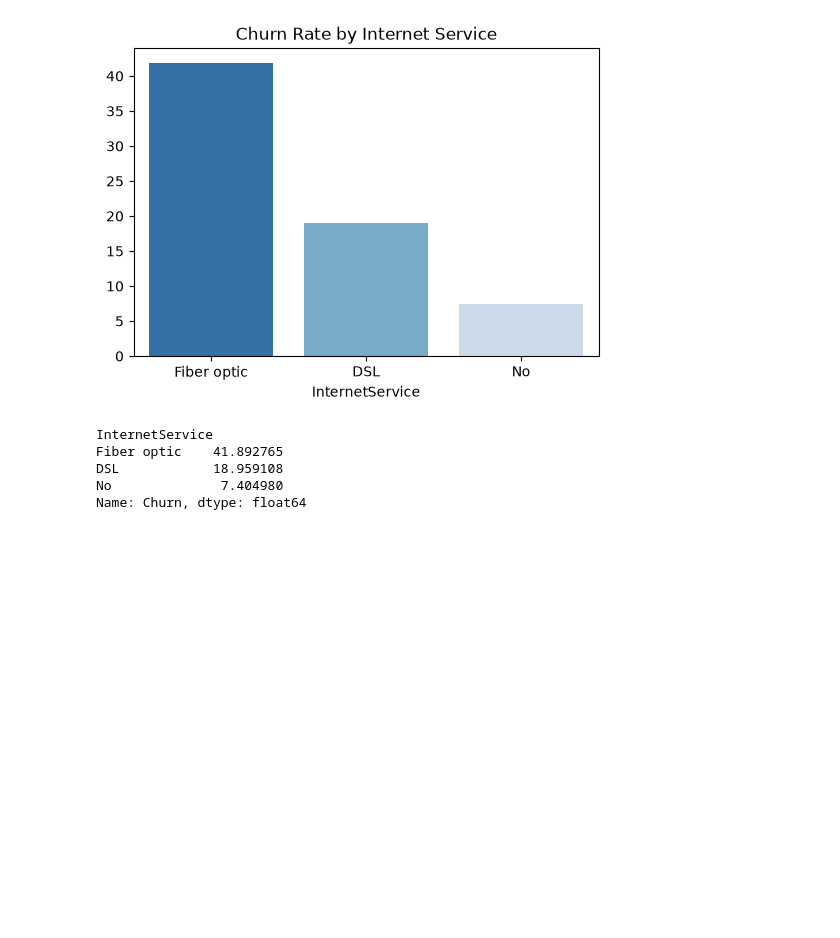
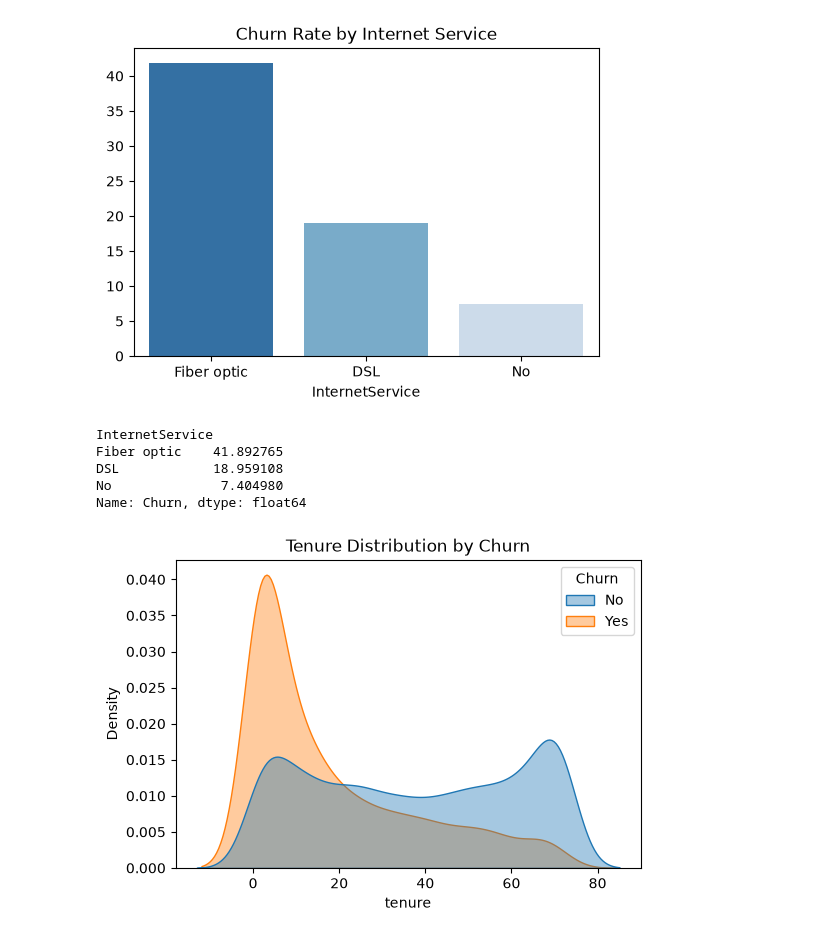
Before and after one commit to Saugat-Tamang17/4th-Sem, a Jupyter notebook: AI/PROJECT(Customer Churn Predictor )/notebooks/churn_analysis.ipynb, the cells around one changed output. Drawn from its saved outputs; the diff is of its cells as text; code cells hidden in the pictures; blank space fills up the shorter version.

Commit message:
generates a density plot comparing the customer tenure between the customers who stayed and who stayed

```diff
--- a/AI/PROJECT(Customer Churn Predictor )/notebooks/churn_analysis.ipynb
+++ b/AI/PROJECT(Customer Churn Predictor )/notebooks/churn_analysis.ipynb
@@ -157,3 +157,10 @@ Fiber optic    41.892765
 DSL            18.959108
 No              7.404980
 Name: Churn, dtype: float64
+# %%
+plt.figure(figsize=(6,4))
+sns.kdeplot(data=df, x="tenure", hue="Churn", fill=True, common_norm=False, alpha=0.4)
+plt.title("Tenure Distribution by Churn")
+plt.show()
+# %% [output]
+[figure, added]
```
